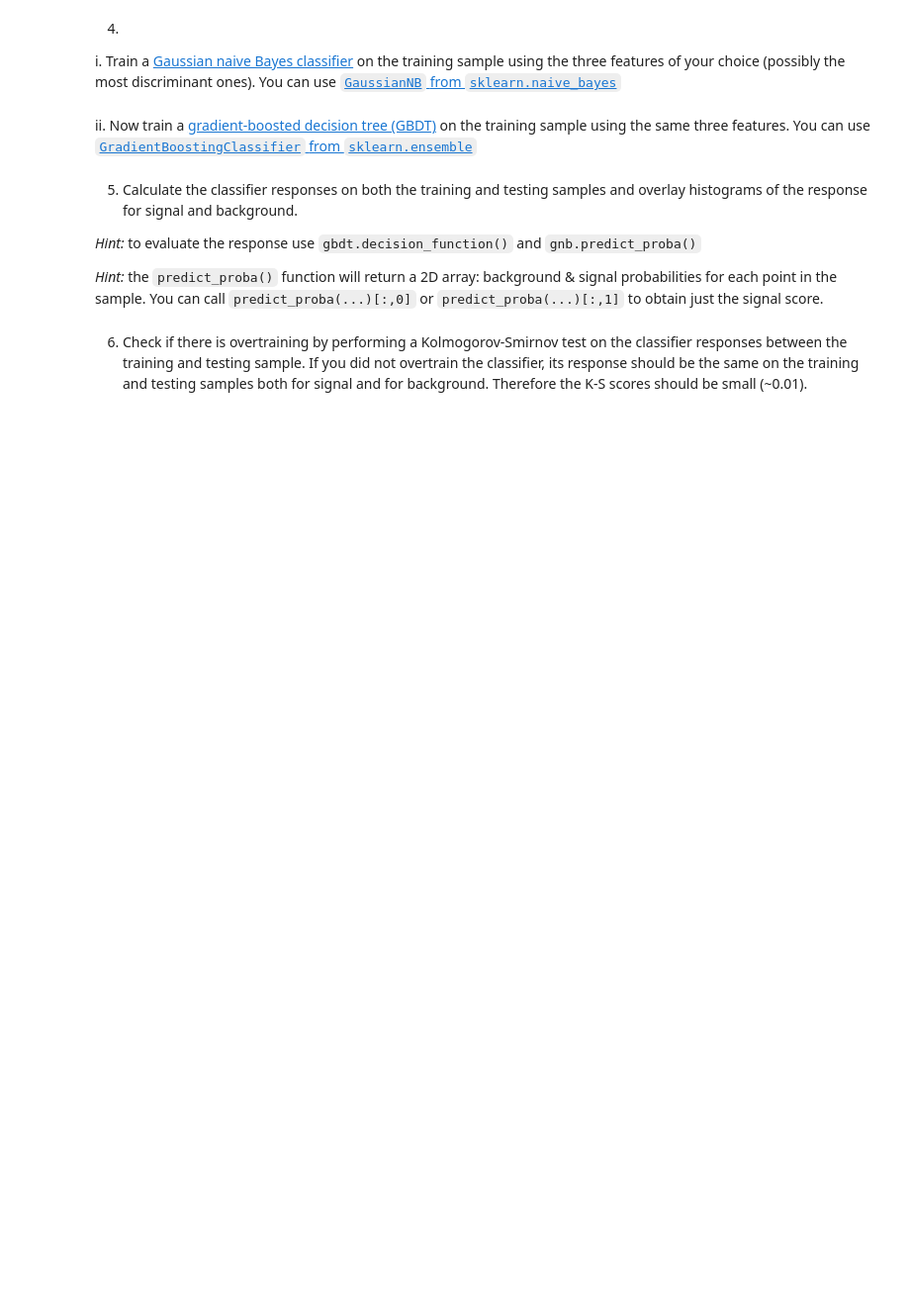
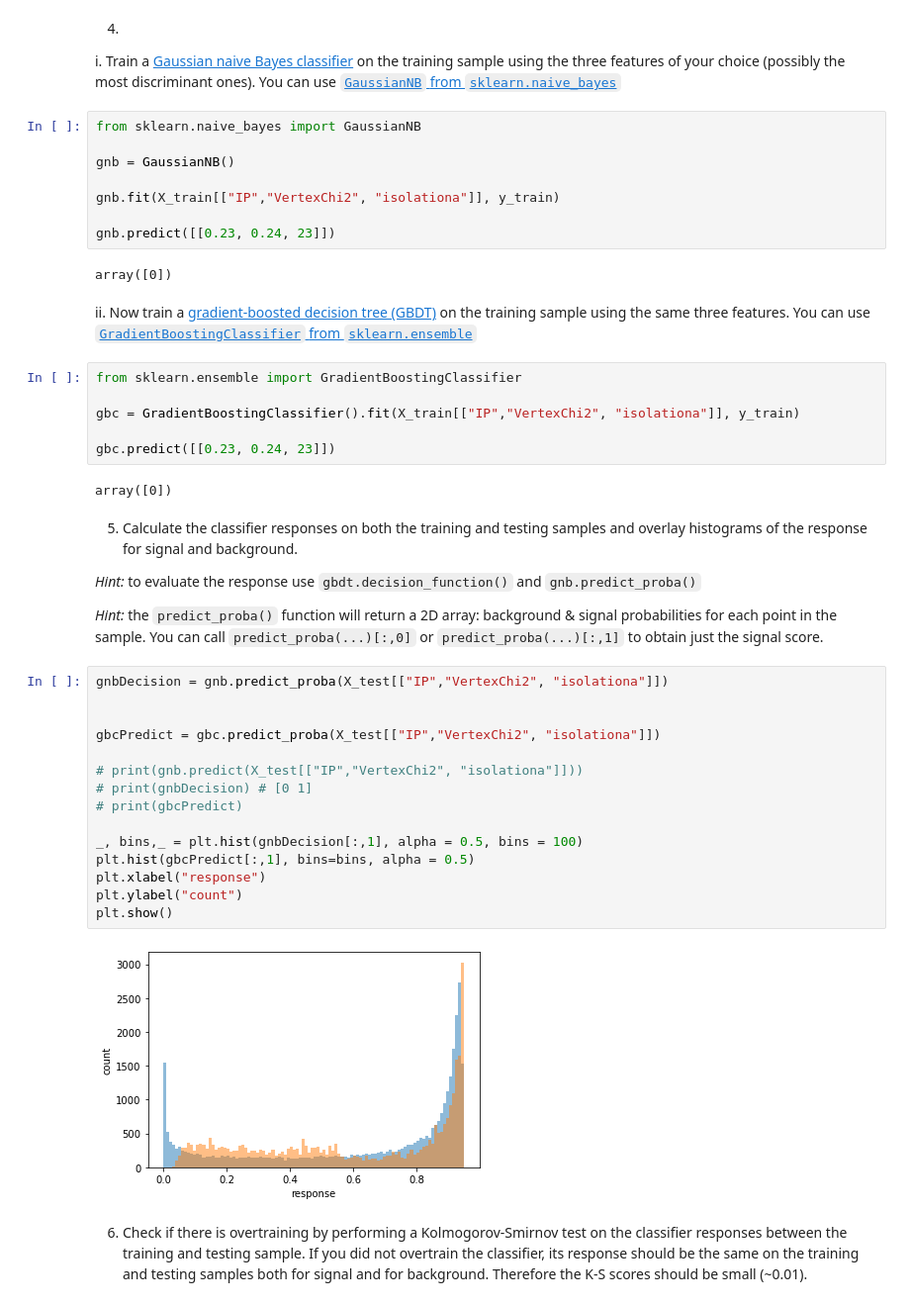
Before and after one commit to Leonhard-Moske/SMDA2, a Jupyter notebook: exercise4/Exercise04.ipynb, the cells around one changed output. Shown: that part at 99% size. Cells and saved outputs as stored; diff of their text form; blank space fills up the shorter version.

```diff
--- a/exercise4/Exercise04.ipynb
+++ b/exercise4/Exercise04.ipynb
@@ -79,13 +129,48 @@ X_train, X_test, y_train, y_test = train_test_split(d.drop("signal", axis=1), d[
 4.
 
 i. Train a [Gaussian naive Bayes classifier](https://scikit-learn.org/stable/modules/naive_bayes.html) on the training sample using the three features of your choice (possibly the most discriminant ones). You can use [`GaussianNB` from `sklearn.naive_bayes`](https://scikit-learn.org/stable/modules/generated/sklearn.naive_bayes.GaussianNB.html)
+# %%
+from sklearn.naive_bayes import GaussianNB
+
+gnb = GaussianNB()
+
+gnb.fit(X_train[["IP","VertexChi2", "isolationa"]], y_train)
+
+gnb.predict([[0.23, 0.24, 23]])
+# %% [output]
+array([0])
 # %% [markdown]
 ii. Now train a [gradient-boosted decision tree (GBDT)](https://scikit-learn.org/stable/modules/ensemble.html#gradient-tree-boosting) on the training sample using the same three features. You can use [`GradientBoostingClassifier` from `sklearn.ensemble`](https://scikit-learn.org/stable/modules/generated/sklearn.ensemble.GradientBoostingClassifier.html)
+# %%
+from sklearn.ensemble import GradientBoostingClassifier
+
+gbc = GradientBoostingClassifier().fit(X_train[["IP","VertexChi2", "isolationa"]], y_train)
+
+gbc.predict([[0.23, 0.24, 23]])
+# %% [output]
+array([0])
 # %% [markdown]
 5. Calculate the classifier responses on both the training and testing samples and overlay histograms of the response for signal and background.
 
 *Hint:* to evaluate the response use `gbdt.decision_function()` and `gnb.predict_proba()`
 
 *Hint:* the `predict_proba()` function will return a 2D array: background & signal probabilities for each point in the sample. You can call `predict_proba(...)[:,0]` or `predict_proba(...)[:,1]` to obtain just the signal score.
+# %%
+gnbDecision = gnb.predict_proba(X_test[["IP","VertexChi2", "isolationa"]])
+
+
+gbcPredict = gbc.predict_proba(X_test[["IP","VertexChi2", "isolationa"]])
+
+# print(gnb.predict(X_test[["IP","VertexChi2", "isolationa"]]))
+# print(gnbDecision) # [0 1]
+# print(gbcPredict)
+
+_, bins,_ = plt.hist(gnbDecision[:,1], alpha = 0.5, bins = 100)
+plt.hist(gbcPredict[:,1], bins=bins, alpha = 0.5)
+plt.xlabel("response")
+plt.ylabel("count")
+plt.show()
+# %% [output]
+[figure, added]
 # %% [markdown]
 6. Check if there is overtraining by performing a Kolmogorov-Smirnov test on the classifier responses between the training and testing sample. If you did not overtrain the classifier, its response should be the same on the training and testing samples both for signal and for background. Therefore the K-S scores should be small (~0.01).
```
Also changed, not shown: parts of 7 cells of this notebook, 2 other files.
